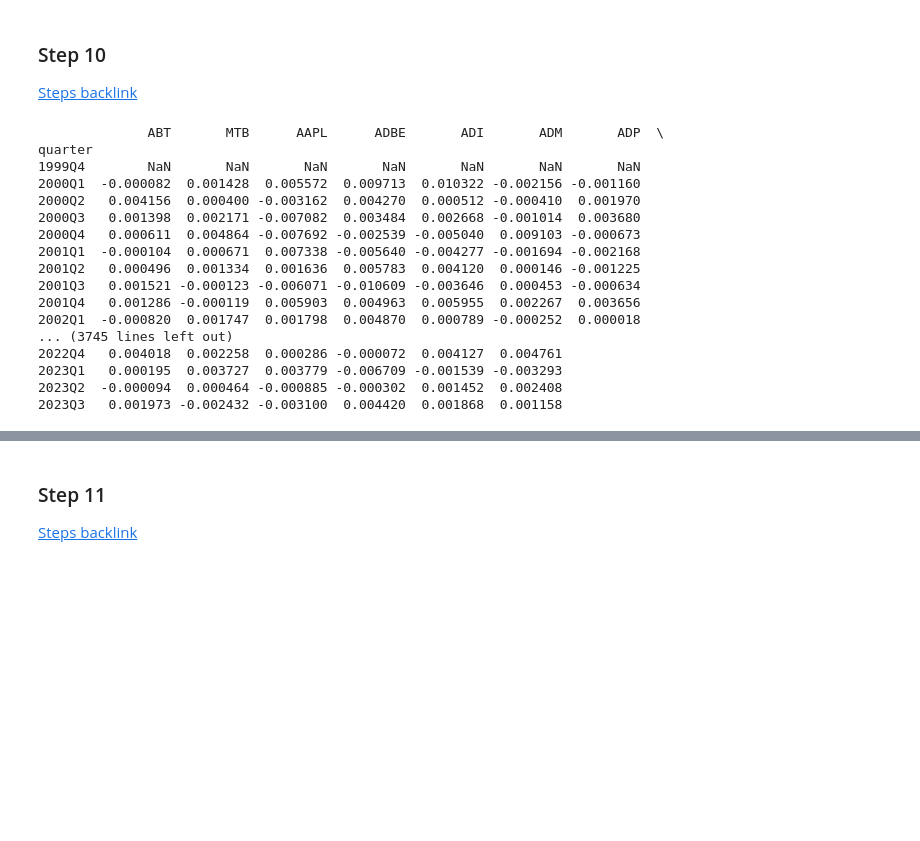
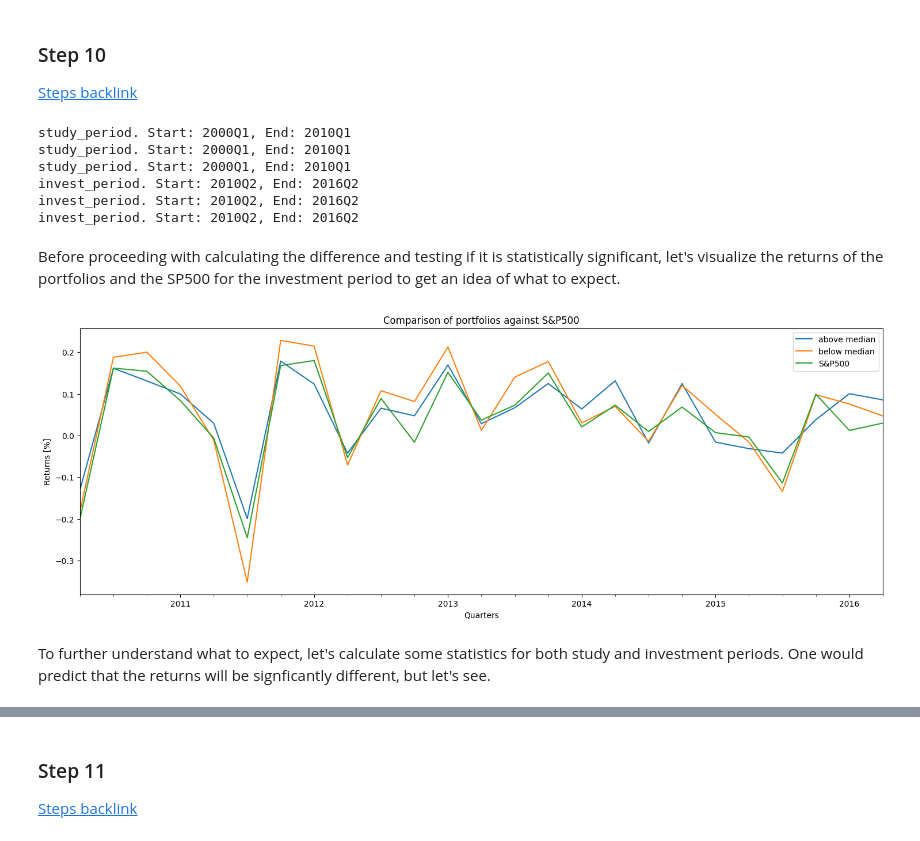
Before and after one commit to jamate16/Filters-Effect-In-Porfolios, a Jupyter notebook: notebooks/pivot_example.ipynb, the cells around one changed output, grey strips where cells are left out. Cells and saved outputs as stored; diff of their text form; code cells hidden in the pictures; blank space fills up the shorter version.

```diff
--- a/notebooks/pivot_example.ipynb
+++ b/notebooks/pivot_example.ipynb
@@ -368,25 +370,3 @@ metric_averages_above = metric_averages_no_outliers[~below_median_mask]
 # %% [markdown]
 ### Step 10
 [Steps backlink](#steps)
-# %%
-# Load or download returns
-quarterly_returns, daily_returns = ReturnsFetcher(os.path.join("..", "data", "pickled_data", "returns_data.pickle")).fetch(metric_averages_no_outliers.index.to_list())
-print(pd.DataFrame(quarterly_returns))
-# %% [output]
-              ABT       MTB      AAPL      ADBE       ADI       ADM       ADP  \
-quarter
-1999Q4        NaN       NaN       NaN       NaN       NaN       NaN       NaN
-2000Q1  -0.000082  0.001428  0.005572  0.009713  0.010322 -0.002156 -0.001160
-2000Q2   0.004156  0.000400 -0.003162  0.004270  0.000512 -0.000410  0.001970
-2000Q3   0.001398  0.002171 -0.007082  0.003484  0.002668 -0.001014  0.003680
-2000Q4   0.000611  0.004864 -0.007692 -0.002539 -0.005040  0.009103 -0.000673
-2001Q1  -0.000104  0.000671  0.007338 -0.005640 -0.004277 -0.001694 -0.002168
-2001Q2   0.000496  0.001334  0.001636  0.005783  0.004120  0.000146 -0.001225
-2001Q3   0.001521 -0.000123 -0.006071 -0.010609 -0.003646  0.000453 -0.000634
-2001Q4   0.001286 -0.000119  0.005903  0.004963  0.005955  0.002267  0.003656
-2002Q1  -0.000820  0.001747  0.001798  0.004870  0.000789 -0.000252  0.000018
-... (3745 lines left out)
-2022Q4   0.004018  0.002258  0.000286 -0.000072  0.004127  0.004761
-2023Q1   0.000195  0.003727  0.003779 -0.006709 -0.001539 -0.003293
-2023Q2  -0.000094  0.000464 -0.000885 -0.000302  0.001452  0.002408
-2023Q3   0.001973 -0.002432 -0.003100  0.004420  0.001868  0.001158
@@ -392,0 +391,47 @@ quarter
+# %%
+def split_study_invest(returns: dict, study_period: list[pd.Period], invest_period: list[pd.Period]):
+    split_dict = {
+        "study_period": {},
+        "invest_period": {}
+    }
+
+    for portfolio_key in returns:
+        split_dict["study_period"][portfolio_key] = returns[portfolio_key][study_period[0]:study_period[1]]
+        split_dict["invest_period"][portfolio_key] = returns[portfolio_key][invest_period[0]:invest_period[1]]
+
+    return split_dict.copy()
+
+def print_periods(study_invest_data: dict):
+    for key in returns_split:
+        study_invest = returns_split[key]
+        for portfoio_key in study_invest:
+            print(f"{key}. Start: {min(study_invest[portfoio_key].index)}, End: {max(study_invest[portfoio_key].index)}")
+
+
+returns_split = split_study_invest(returns, study_period, invest_period)
+print_periods(returns_split) # We visually check if the data is split how we need
+# %% [output]
+study_period. Start: 2000Q1, End: 2010Q1
+study_period. Start: 2000Q1, End: 2010Q1
+study_period. Start: 2000Q1, End: 2010Q1
+invest_period. Start: 2010Q2, End: 2016Q2
+invest_period. Start: 2010Q2, End: 2016Q2
+invest_period. Start: 2010Q2, End: 2016Q2
+# %% [markdown]
+Before proceeding with calculating the difference and testing if it is statistically significant, let's visualize the returns of the portfolios and the SP500 for the investment period to get an idea of what to expect.
+# %%
+fig, ax = plt.subplots(figsize=(18,6))
+
+for name, ret in returns_split["invest_period"].items():
+    ret.plot(ax=ax, label=name)
+
+ax.set_title("Comparison of portfolios against S&P500")
+ax.set_xlabel("Quarters")
+ax.set_ylabel("Returns [%]")
+ax.legend()
+
+plt.show()
+# %% [output]
+[figure, added]
+# %% [markdown]
+To further understand what to expect, let's calculate some statistics for both study and investment periods. One would predict that the returns will be signficantly different, but let's see.
```
Also changed, not shown: parts of 15 cells of this notebook.
